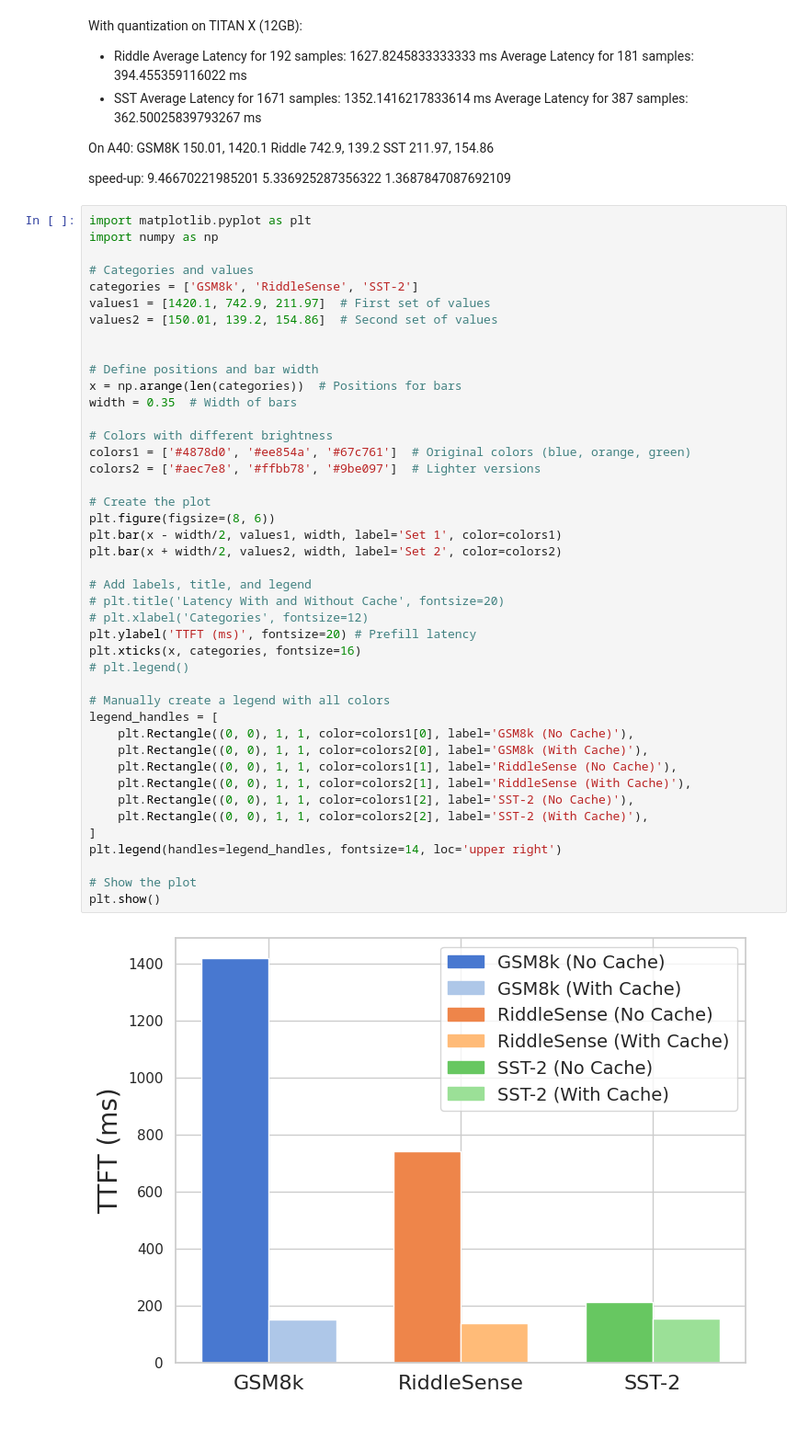
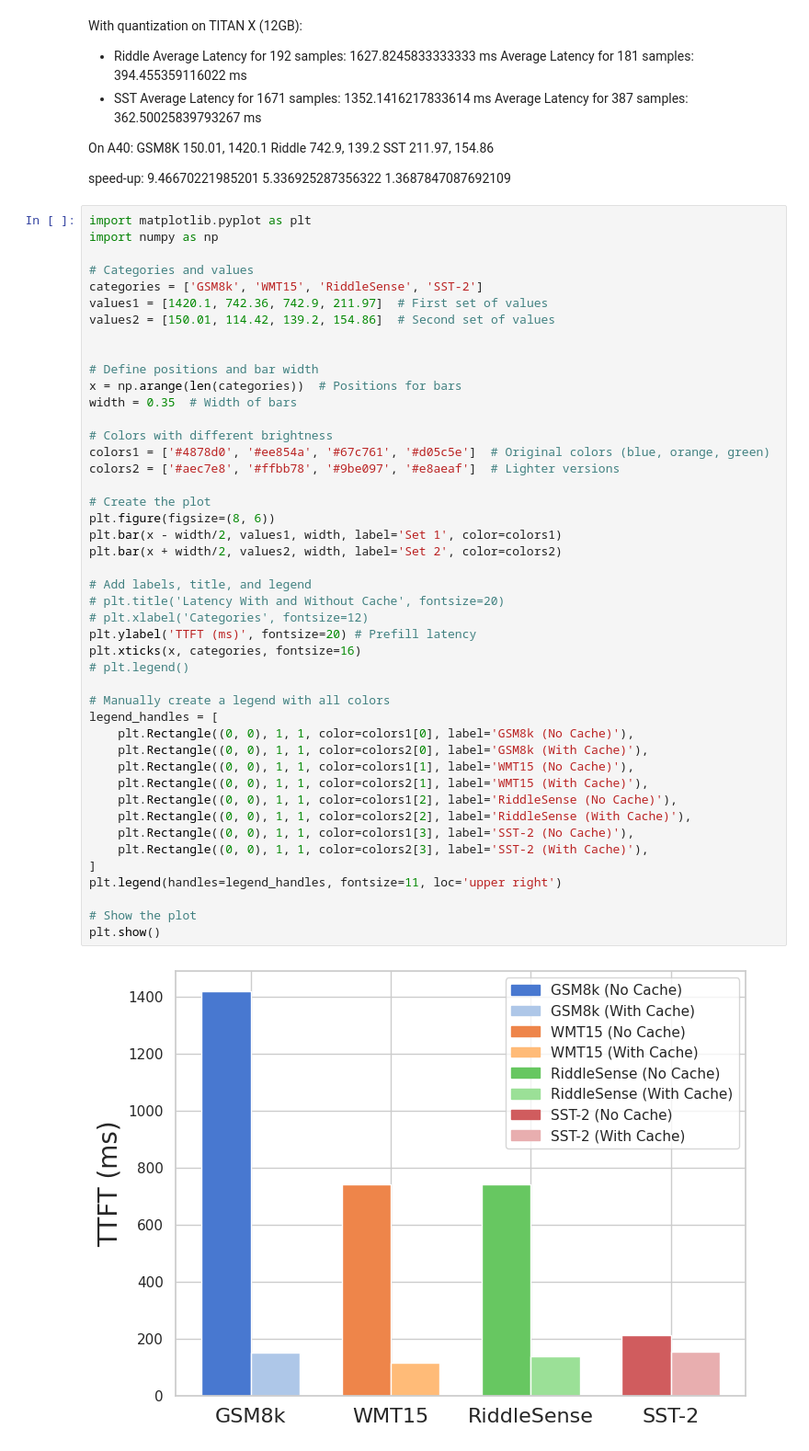
Before and after one commit to runamu/sysproj_icl_cache, a Jupyter notebook: dataset_analysis.ipynb, the cells around one changed output. Shown: that part at 92% size. Saved outputs shown, nothing was run; the diff lists cells and outputs as text.

```diff
--- a/dataset_analysis.ipynb
+++ b/dataset_analysis.ipynb
@@ -488,46 +488,48 @@ import matplotlib.pyplot as plt
 import numpy as np
 
 # Categories and values
-categories = ['GSM8k', 'RiddleSense', 'SST-2']
-values1 = [1420.1, 742.9, 211.97]  # First set of values
-values2 = [150.01, 139.2, 154.86]  # Second set of values
+categories = ['GSM8k', 'WMT15', 'RiddleSense', 'SST-2']
+values1 = [1420.1, 742.36, 742.9, 211.97]  # First set of values
+values2 = [150.01, 114.42, 139.2, 154.86]  # Second set of values
 
 
 # Define positions and bar width
 x = np.arange(len(categories))  # Positions for bars
 width = 0.35  # Width of bars
 
 # Colors with different brightness
-colors1 = ['#4878d0', '#ee854a', '#67c761']  # Original colors (blue, orange, green)
-colors2 = ['#aec7e8', '#ffbb78', '#9be097']  # Lighter versions
+colors1 = ['#4878d0', '#ee854a', '#67c761', '#d05c5e']  # Original colors (blue, orange, green)
+colors2 = ['#aec7e8', '#ffbb78', '#9be097', '#e8aeaf']  # Lighter versions
 
 # Create the plot
 plt.figure(figsize=(8, 6))
 plt.bar(x - width/2, values1, width, label='Set 1', color=colors1)
 plt.bar(x + width/2, values2, width, label='Set 2', color=colors2)
 
 # Add labels, title, and legend
 # plt.title('Latency With and Without Cache', fontsize=20)
 # plt.xlabel('Categories', fontsize=12)
 plt.ylabel('TTFT (ms)', fontsize=20) # Prefill latency
 plt.xticks(x, categories, fontsize=16)
 # plt.legend()
 
 # Manually create a legend with all colors
 legend_handles = [
     plt.Rectangle((0, 0), 1, 1, color=colors1[0], label='GSM8k (No Cache)'),
     plt.Rectangle((0, 0), 1, 1, color=colors2[0], label='GSM8k (With Cache)'),
-    plt.Rectangle((0, 0), 1, 1, color=colors1[1], label='RiddleSense (No Cache)'),
-    plt.Rectangle((0, 0), 1, 1, color=colors2[1], label='RiddleSense (With Cache)'),
-    plt.Rectangle((0, 0), 1, 1, color=colors1[2], label='SST-2 (No Cache)'),
-    plt.Rectangle((0, 0), 1, 1, color=colors2[2], label='SST-2 (With Cache)'),
+    plt.Rectangle((0, 0), 1, 1, color=colors1[1], label='WMT15 (No Cache)'),
+    plt.Rectangle((0, 0), 1, 1, color=colors2[1], label='WMT15 (With Cache)'),
+    plt.Rectangle((0, 0), 1, 1, color=colors1[2], label='RiddleSense (No Cache)'),
+    plt.Rectangle((0, 0), 1, 1, color=colors2[2], label='RiddleSense (With Cache)'),
+    plt.Rectangle((0, 0), 1, 1, color=colors1[3], label='SST-2 (No Cache)'),
+    plt.Rectangle((0, 0), 1, 1, color=colors2[3], label='SST-2 (With Cache)'),
 ]
-plt.legend(handles=legend_handles, fontsize=14, loc='upper right')
+plt.legend(handles=legend_handles, fontsize=11, loc='upper right')
 
 # Show the plot
 plt.show()
 # %% [output]
-[figure, old version]
+[figure, new version]
 # %%
 for v1, v2 in zip(values1, values2):
     print(f'{v1 / v2:.2f}')
```
Also changed, not shown: parts of 3 cells of this notebook, 1 other file.
